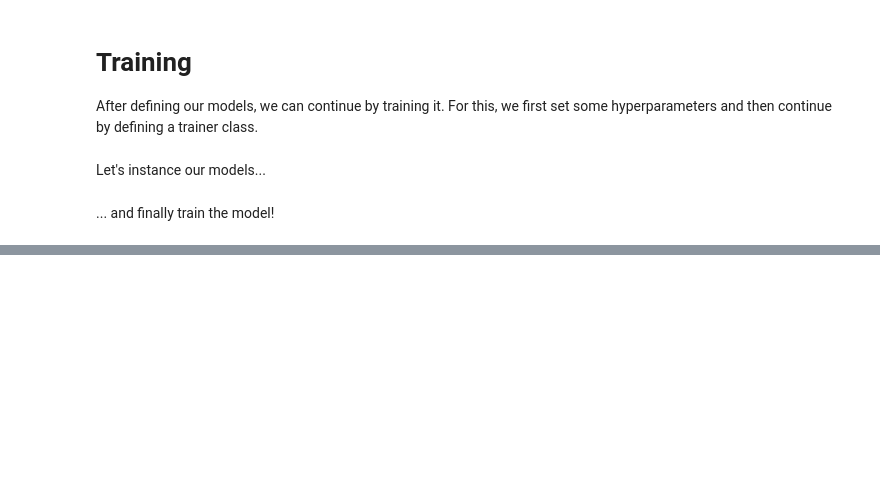
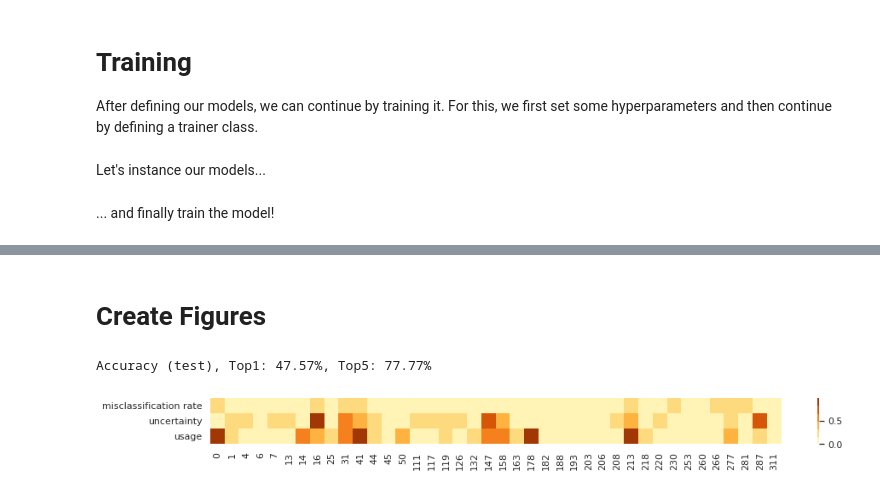
Before and after one commit to stefanwezel/urdtc, a Jupyter notebook: uRDTC.ipynb, the cells around one changed output, grey strips where cells are left out. Drawn from its saved outputs; the diff is of its cells as text; code cells hidden in the pictures; blank space fills up the shorter version.

```diff
--- a/uRDTC.ipynb
+++ b/uRDTC.ipynb
@@ -1185,7 +1199,7 @@ cnn_type = 'uncertain'
 # cnn_type = 'resnet'
 attribute_coef = 0.2
 learning_rate = 0.001
-weight_decay = 0.0001
+weight_decay = 0.#0.0001
 step_size = 50
 num_epochs = 2
 max_iters = 10
@@ -1527,7 +1541,7 @@ cnn_out_size = 2048
 
 # initiate the observer classifier model
 model = OC('xoc', len(classes), 'dropoutcnn', in_channels,
-            cnn_out_size, dataset, 2, 40, # 13 worked
+            cnn_out_size, dataset, 3, 10, # 13 worked
             attribute_size, attribute_mtx, attribute_coef,
             hidden_size, tau_initial=5,
             use_pretrained=False, shallow=False)
@@ -1589,8 +1603,8 @@ model.set_optimizer(optimizer)
 model.set_scheduler(scheduler)
 ##h
 # model.strategy = 'randRDTC'
-model.strategy = 'remRDTC'
-# model.strategy = 'extRDTC'
+# model.strategy = 'remRDTC'
+model.strategy = 'extRDTC'
 ##hook
 # model.strategy = 'aRDTC'
 # %% [markdown]
@@ -1616,0 +1631,16 @@ print(trainer.mean_sigmas)
+# %% [markdown]
+# Create Figures
+# %%
+in_channels, cnn_out_size, log_freq = get_dataset_config(dataset, 'cnn', 40 )
+# cnn_out_size=2048
+model.load_state_dict(torch.load(data_path + '/../log/extRDTC_best_agg.pth'))#,  map_location=lambda storage, loc: storage)
+model.cnn.load_state_dict(torch.load(data_path + '/../log/extRDTC_best_agg_vision_model.pth'))
+# model.train()
+# model.eval()
+# print(model.n_possible_states)
+trainer = Trainer(model, dataloaders, 3, device, log_freq, data_path + '/../log/')
+# model.reset_stats()
+# model.init_tree_stats()
+trainer.test();
+# %% [output]
+Accuracy (test), Top1: 47.57%, Top5: 77.77%
@@ -1616,0 +1687,16 @@ print(trainer.mean_sigmas)
+# %%
+import matplotlib.colors as clr
+sns.set(rc={'figure.figsize':(15,1)})
+
+# cmap = clr.LinearSegmentedColormap.from_list('custom blue', ["#EAD296", "#F67941", "#AC454A", "#5A005B", "#4999F2"], N=256)
+cmap = clr.LinearSegmentedColormap.from_list('custom blue', ["#EAD296", "#F67941", "#AC454A"], N=256)
+
+sns.heatmap(df_short.to_numpy().T, #annot=True,
+            xticklabels=df.loc[df['usage']>0].index,
+            yticklabels=['misclassification rate', 'uncertainty', 'usage'],
+           cmap=sns.color_palette("YlOrBr"))
+plt.xticks(rotation=90)
+# plt.show()
+plt.savefig(figure_path + 'attr_heatmap_short.pdf',bbox_inches='tight')
+# %% [output]
+[figure, added]
```
Also changed, not shown: parts of 7 cells of this notebook, 2 other files.
